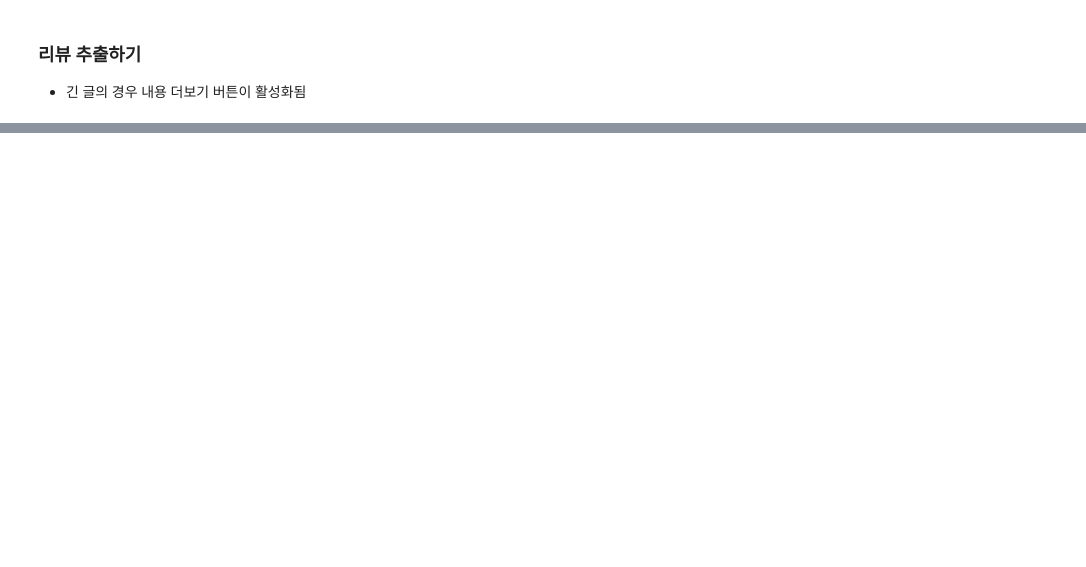
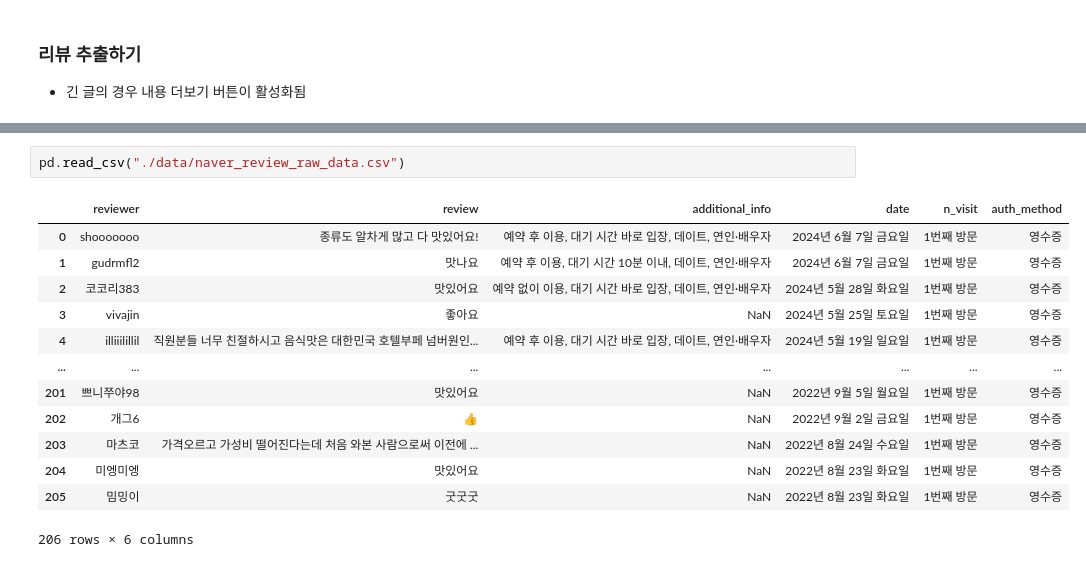
Before and after one commit to narae3759/PPS, a Jupyter notebook: projects/intern_project/01_Collect_Data.ipynb, the cells around one changed output, grey strips where cells are left out. Cells and saved outputs as stored; diff of their text form; blank space fills up the shorter version.

```diff
--- a/projects/intern_project/01_Collect_Data.ipynb
+++ b/projects/intern_project/01_Collect_Data.ipynb
@@ -101,0 +446,16 @@ test.find_elements(By.CLASS_NAME, "rvCSr")
+# %%
+pd.read_csv("./data/naver_review_raw_data.csv")
+# %% [output]
+|  | reviewer | review | additional_info | date | n_visit | auth_method |
+| 0 | shooooooo | 종류도 알차게 많고 다 맛있어요! | 예약 후 이용, 대기 시간 바로 입장, 데이트, 연인·배우자 | 2024년 6월 7일 금요일 | 1번째 방문 | 영수증 |
+| 1 | gudrmfl2 | 맛나요 | 예약 후 이용, 대기 시간 10분 이내, 데이트, 연인·배우자 | 2024년 6월 7일 금요일 | 1번째 방문 | 영수증 |
+| 2 | 코코리383 | 맛있어요 | 예약 없이 이용, 대기 시간 바로 입장, 데이트, 연인·배우자 | 2024년 5월 28일 화요일 | 1번째 방문 | 영수증 |
+| 3 | vivajin | 좋아요 | NaN | 2024년 5월 25일 토요일 | 1번째 방문 | 영수증 |
+| 4 | illiiilillil | 직원분들 너무 친절하시고 음식맛은 대한민국 호텔부페 넘버원인... | 예약 후 이용, 대기 시간 바로 입장, 데이트, 연인·배우자 | 2024년 5월 19일 일요일 | 1번째 방문 | 영수증 |
+| ... | ... | ... | ... | ... | ... | ... |
+| 201 | 쁘니쭈야98 | 맛있어요 | NaN | 2022년 9월 5일 월요일 | 1번째 방문 | 영수증 |
+| 202 | 개그6 | 👍 | NaN | 2022년 9월 2일 금요일 | 1번째 방문 | 영수증 |
+| 203 | 마츠코 | 가격오르고 가성비 떨어진다는데 처음 와본 사람으로써 이전에 ... | NaN | 2022년 8월 24일 수요일 | 1번째 방문 | 영수증 |
+| 204 | 미엥미엥 | 맛있어요 | NaN | 2022년 8월 23일 화요일 | 1번째 방문 | 영수증 |
+| 205 | 밈밍이 | 굿굿굿 | NaN | 2022년 8월 23일 화요일 | 1번째 방문 | 영수증 |
+206 rows × 6 columns
```
Also changed, not shown: parts of 24 cells of this notebook, 8 other files.
